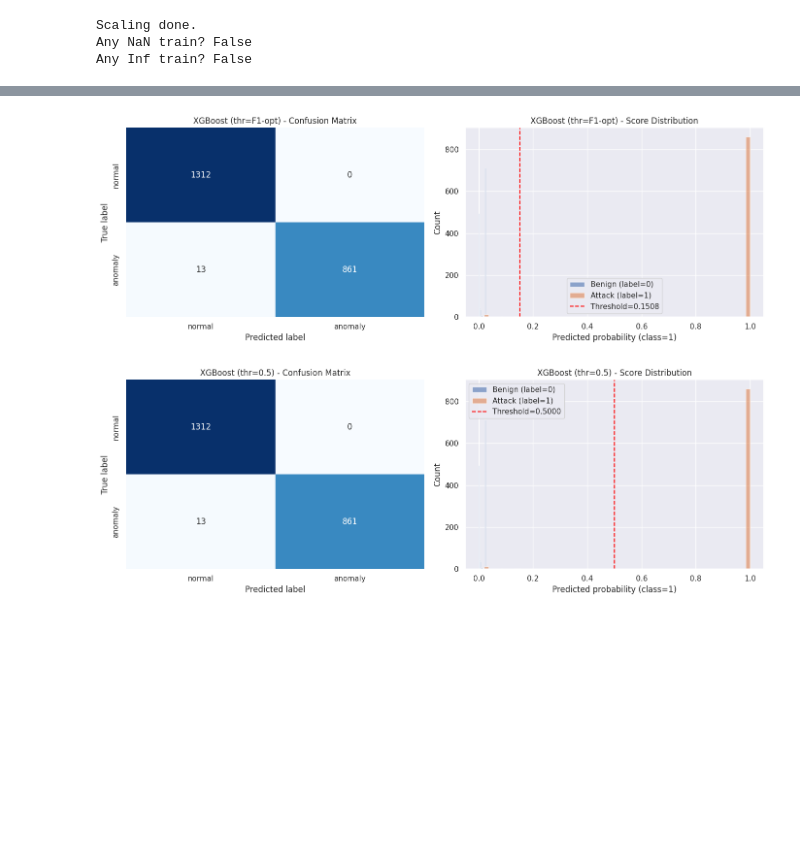
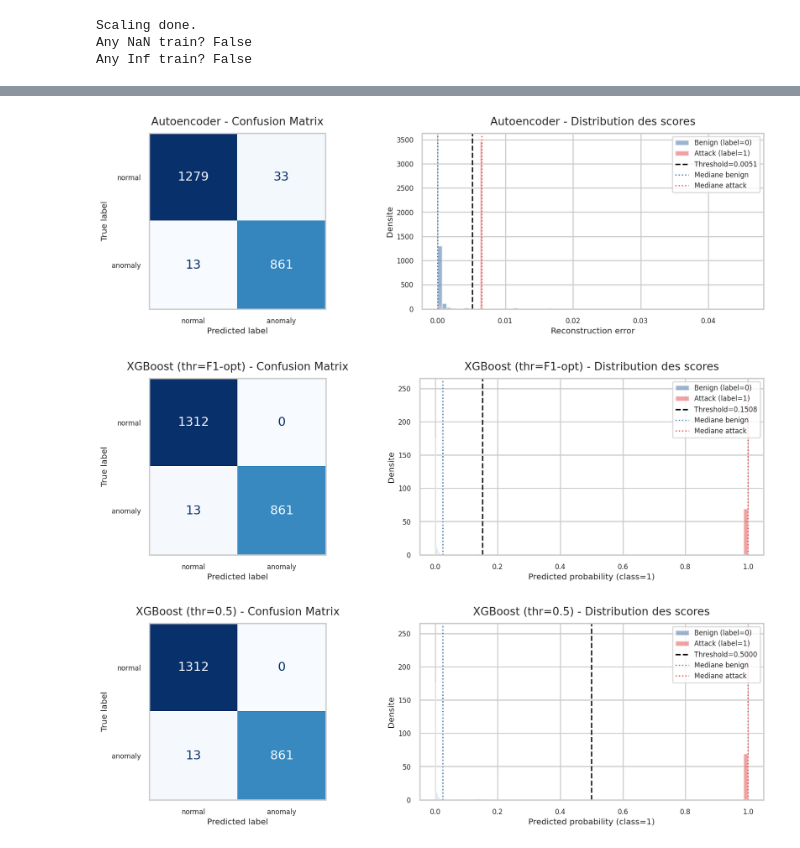
Before and after one commit to TomMullier/AUT25-VertX-NetworkAnalysis, a Jupyter notebook: src/main/resources/IDS_Training/dataset_10-03-26/v2_IDS_Stage1.ipynb, the cells around one changed output, grey strips where cells are left out. Drawn from its saved outputs; the diff is of its cells as text; code cells hidden in the pictures; blank space fills up the shorter version.

Commit message:
update display of ai training

```diff
--- a/src/main/resources/IDS_Training/dataset_10-03-26/v2_IDS_Stage1.ipynb
+++ b/src/main/resources/IDS_Training/dataset_10-03-26/v2_IDS_Stage1.ipynb
@@ -261,12 +332,25 @@ mapped   = lab_norm.map({"BENIGN": 0, "MALICIOUS": 1})
 numeric  = pd.to_numeric(lab, errors="coerce")
 y_test   = mapped.fillna(numeric).fillna(0).astype(int).values
 
-print(f"X_train_benign shape: {X_train_benign.shape}")
-print(f"X_test shape: {X_test.shape}")
-print(f"Positive labels in test: {y_test.sum()} / {len(y_test)}")
+print("\n" + "=" * 72)
+print("RÉSUMÉ DU PRÉTRAITEMENT")
+print("=" * 72)
 
-# Print every column name
-print("\nFeature columns used for training ("+ str(len(FEATURE_COLUMNS_FINAL))+" features):")
-for col in FEATURE_COLUMNS_FINAL:
-    print(f"- {col}")
+print(f"X_train_benign : {X_train_benign.shape[0]:,} lignes × {X_train_benign.shape[1]} colonnes")
+print(f"X_test         : {X_test.shape[0]:,} lignes × {X_test.shape[1]} colonnes")
+
+nb_pos = int(y_test.sum())
+nb_total = len(y_test)
+taux_pos = (nb_pos / nb_total * 100) if nb_total else 0.0
+
+print(f"Labels positifs (test) : {nb_pos:,} / {nb_total:,} ({taux_pos:.2f} %)")
+
+print("\n" + "-" * 72)
+print(f"Variables utilisées pour l'entraînement ({len(FEATURE_COLUMNS_FINAL)}):")
+print("-" * 72)
+
+for i, col in enumerate(FEATURE_COLUMNS_FINAL, start=1):
+    print(f"{i:>2}. {col}")
+
+print("=" * 72)
 # %% [output]
@@ -650,21 +875,34 @@ Classification report (XGB, thr=0.5):
 # %%
+# Autoencoder (au-dessus)
+plot_cm_and_hist(
+    cm=cm,
+    scores=test_rec,
+    y_true=y_test,
+    threshold=threshold,
+    title_prefix="Autoencoder",
+    score_label="Reconstruction error"
+)
+
+# XGBoost (F1-opt)
 plot_cm_and_hist(
     cm=cm_xgb_best,
     scores=y_proba,
     y_true=y_test,
     threshold=thr_best,
     title_prefix="XGBoost (thr=F1-opt)",
     score_label="Predicted probability (class=1)"
 )
 
+# XGBoost (seuil 0.5)
 plot_cm_and_hist(
     cm=cm_xgb_05,
     scores=y_proba,
     y_true=y_test,
     threshold=0.5,
     title_prefix="XGBoost (thr=0.5)",
     score_label="Predicted probability (class=1)"
 )
 # %% [output]
-[figure, old version]
+[figure, new version]
-[figure, old version]
+[figure, new version]
+[figure, added]
```
Also changed, not shown: parts of 12 cells of this notebook.
